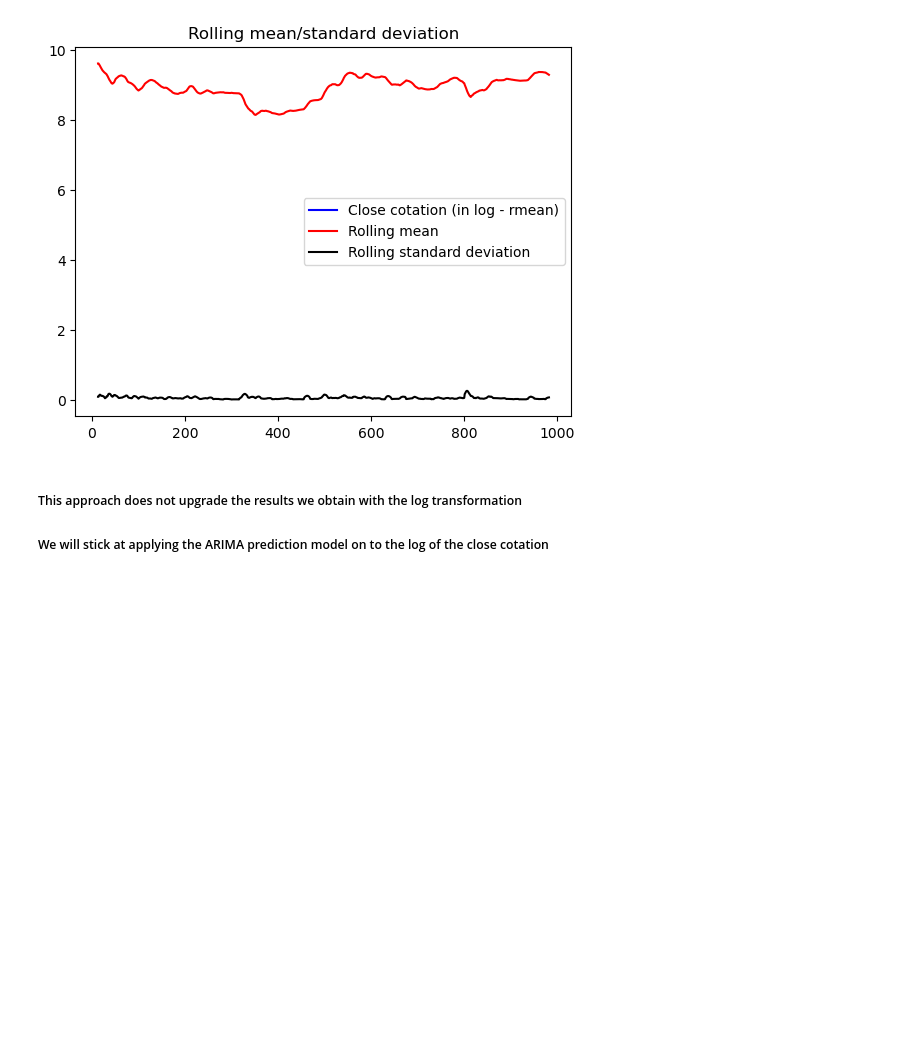
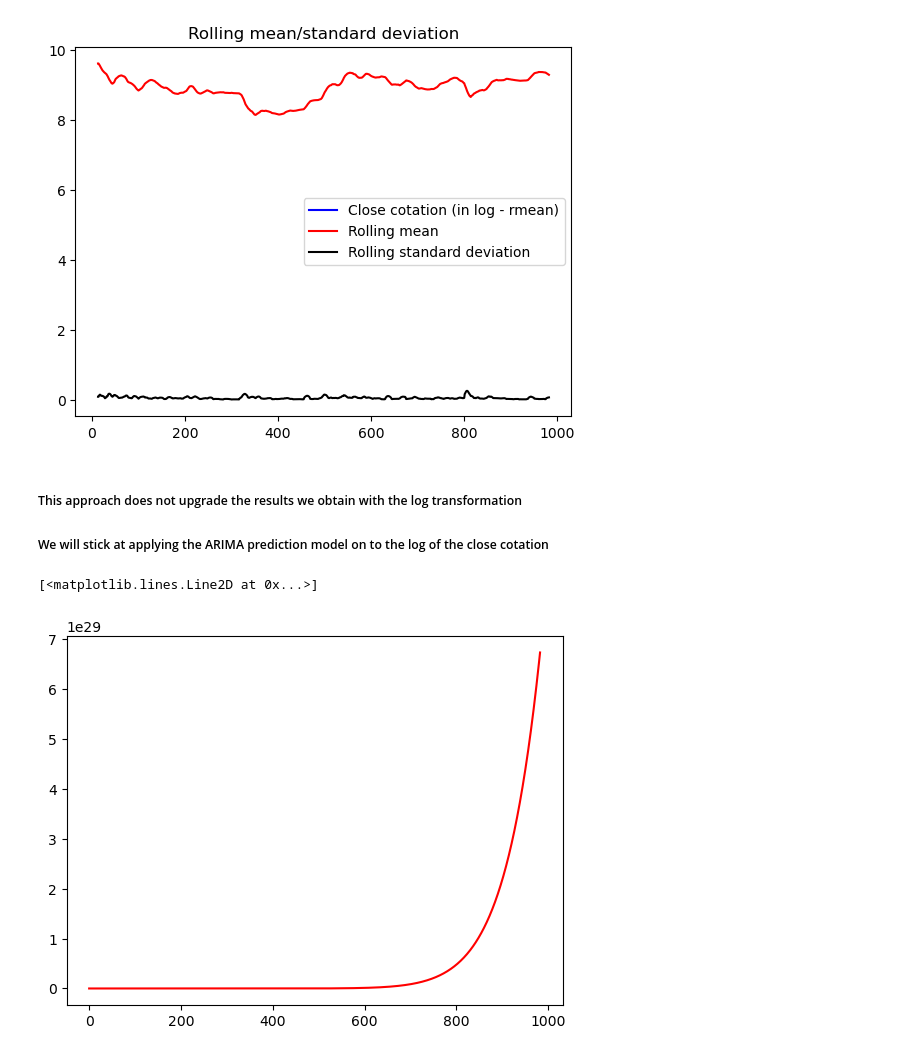
Before and after one commit to MohamedKeteb/Crypto_project, a Jupyter notebook: arima_model.ipynb, the cells around one changed output. Saved outputs shown, nothing was run; the diff lists cells and outputs as text; code cells hidden in the pictures; blank space fills up the shorter version.

Commit message:
First try to apply the model on the log of the close cotation

```diff
--- a/arima_model.ipynb
+++ b/arima_model.ipynb
@@ -129,3 +129,12 @@ for key, value in result[4].items():
 # %% [markdown]
 ##### This approach does not upgrade the results we obtain with the log transformation
 ##### We will stick at applying the ARIMA prediction model on to the log of the close cotation
+# %%
+from statsmodels.tsa.arima.model import ARIMA
+data['log_close'] = np.log(data['close'])
+model = ARIMA(data['log_close'], order=(14,14,2))
+results = model.fit()
+plt.plot(results.fittedvalues, color='red')
+# %% [output]
+[<matplotlib.lines.Line2D at 0x...>]
+[figure, added]
```
